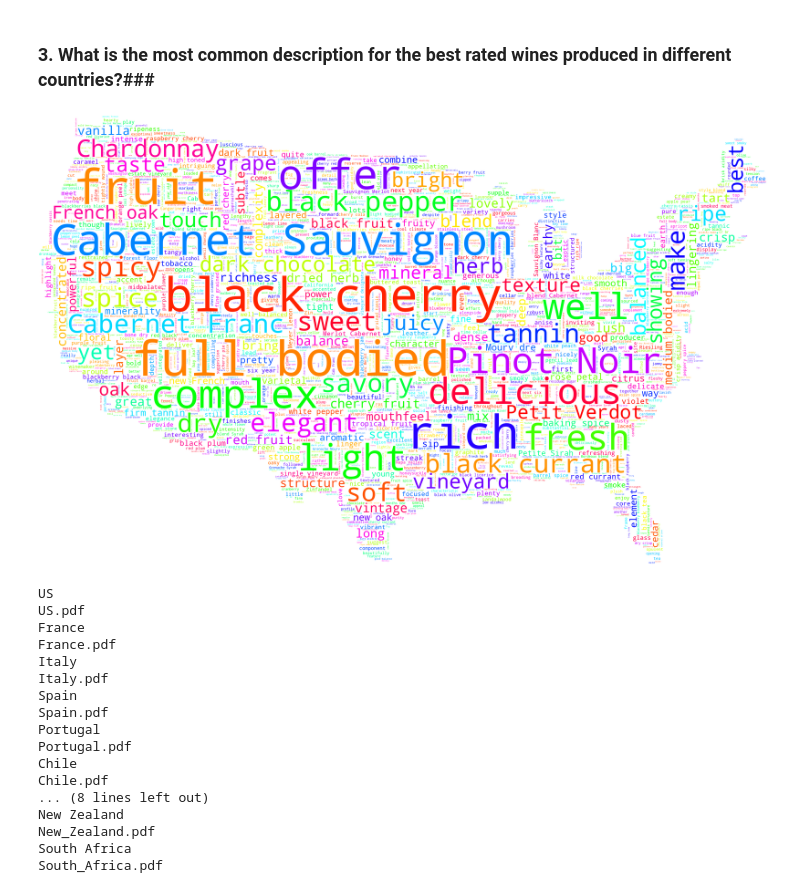
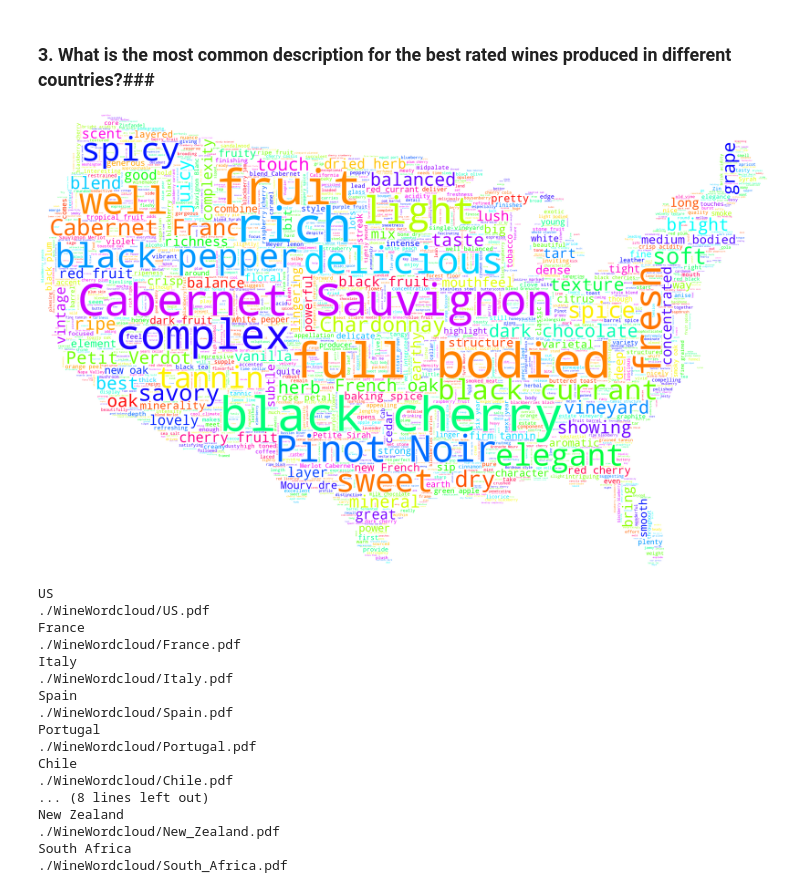
Before and after one commit to lenuel/Wine-Analysis, a Jupyter notebook: wine-analysis.ipynb, the cells around one changed output. Drawn from its saved outputs; the diff is of its cells as text; code cells hidden in the pictures.

```diff
--- a/wine-analysis.ipynb
+++ b/wine-analysis.ipynb
@@ -246,7 +252,7 @@ def create_points_boxplot(df, country, n_varieties=10):
     variety_list = country_data['variety'].values
     df = df[df['variety'].isin(variety_list)][df['country']==country]
 
-    fig, ax = plt.subplots(figsize = (5,4))
+    fig, ax = plt.subplots(figsize = (6,5))
     chart = sns.boxplot(x='variety',y='points', data=df, ax = ax, order=variety_list)
 
     medians = country_data['points'].values
@@ -255,7 +261,7 @@ def create_points_boxplot(df, country, n_varieties=10):
     pos = range(len(medians))
     for tick,label in zip(pos,ax.get_xticklabels()):
         ax.text(pos[tick], medians[tick] + 0.3, median_labels[tick],
-                horizontalalignment='center', size='small', color='lightgrey', weight='semibold')
+                horizontalalignment='center', size='medium', color='black', weight='semibold')
     plt.xticks(rotation = 90)
     plt.title(country)
     plt.show()
@@ -415,7 +436,12 @@ sns.lmplot(x = 'price', y= 'points', fit_reg=False, data = df4)
 ### 3. What is the most common description for the best rated wines produced in different countries?###
 # %%
 def obtain_coutry_description(country):
-    '''obtain description list for best rated wines (>87 points)'''
+    '''obtain description list for the best rated wines (>87 points)
+    Input
+    country (str): country
+
+    Return: description list
+    '''
 
     mean_points_value = wine_groupped['points'].mean()
     remove_characters = re.compile('[^A-Za-z ]+')
@@ -426,16 +452,26 @@ def obtain_coutry_description(country):
     return description
 # %%
 def plot_country_wordcloud(words, country_mask, out_image_name):
-    '''creates word cloud image'''
+    '''creates word cloud image
+
+    Input
+    words (list): list with description for country
+    country_mask (str): path to jpg image
+    out_image_name (str): path to output image
+
+    Return: wordcloud object
+    '''
 
     stopwords = ['now','nose','aroma', 'aromas', 'selection', 'drink','wine','wines','come','add','give', 'come',
                  'flavor','flavors','one', 'bottle','bottling','made','almost','note','notes','palate','finish',
-                 'hint','hints','show','shows','open', 'now', 'offering', 'almost', 'winery', 'making', 'lot', 'along']
+                 'hint','hints','show','shows','open', 'now', 'offering', 'almost', 'winery', 'making', 'lot',
+                 'along', 'offer', 'make', 'offers', 'yet']
     for w in stopwords:
         STOPWORDS.add(w)
 
     maska = np.array(Image.open(country_mask))
-    wc = WordCloud(background_color="white", mask=maska, max_words=2000, random_state=42, stopwords=STOPWORDS, colormap = 'hsv')
+    wc = WordCloud(background_color="white", mask=maska, max_words=2000, random_state=42,
+                   stopwords=STOPWORDS, colormap = 'hsv')
     wc.generate(words)
     wc.to_file(out_image_name)
 
@@ -443,11 +479,11 @@ def plot_country_wordcloud(words, country_mask, out_image_name):
 # %%
 #try it on US
 US_mask = './Masks/united-states-silhouette.jpg'
 us_description = obtain_coutry_description("US")
-us_wc = plot_country_wordcloud(us_description, US_mask, 'US.pdf')
+us_wc = plot_country_wordcloud(us_description, US_mask, './WineWordcloud/US.pdf')
 us_wc.to_image()
 # %% [output]
-[figure, old version]
+[figure, new version]
 # %%
 #create dictionary of mask images
 mask_images = {}
@@ -464,29 +500,30 @@ mask_images["Austria"] = './Masks/austria-silhouette.jpg'
 mask_images["Chile"] = './Masks/chile-silhouette.jpg'
 mask_images["Portugal"] = './Masks/portugal-silhouette.jpg'
 # %%
+#create wine wordcloud images for 12 major countries
 for country in major_countries:
     print(country)
     description = obtain_coutry_description(country)
-    image_name = '_'.join(country.split()) + '.pdf'
+    image_name = './WineWordcloud/' + '_'.join(country.split()) + '.pdf'
     print(image_name)
     wc = plot_country_wordcloud(description, mask_images[country], image_name )
     wc.to_image()
 # %% [output]
 US
-US.pdf
+./WineWordcloud/US.pdf
 France
-France.pdf
+./WineWordcloud/France.pdf
 Italy
-Italy.pdf
+./WineWordcloud/Italy.pdf
 Spain
-Spain.pdf
+./WineWordcloud/Spain.pdf
 Portugal
-Portugal.pdf
+./WineWordcloud/Portugal.pdf
 Chile
-Chile.pdf
+./WineWordcloud/Chile.pdf
 ... (8 lines left out)
 New Zealand
-New_Zealand.pdf
+./WineWordcloud/New_Zealand.pdf
 South Africa
-South_Africa.pdf
+./WineWordcloud/South_Africa.pdf
 # %%
```
Also changed, not shown: parts of 18 cells of this notebook.
